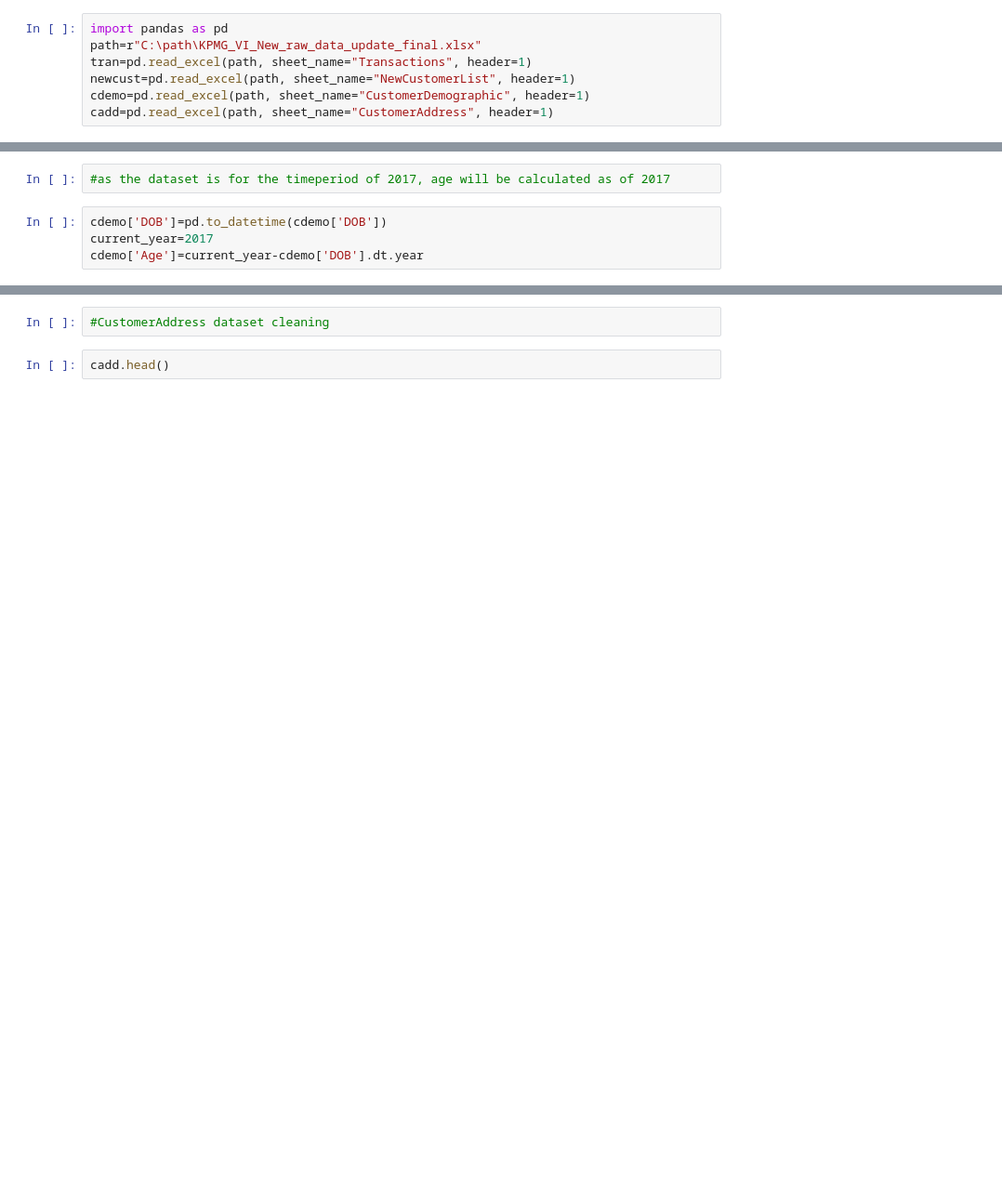
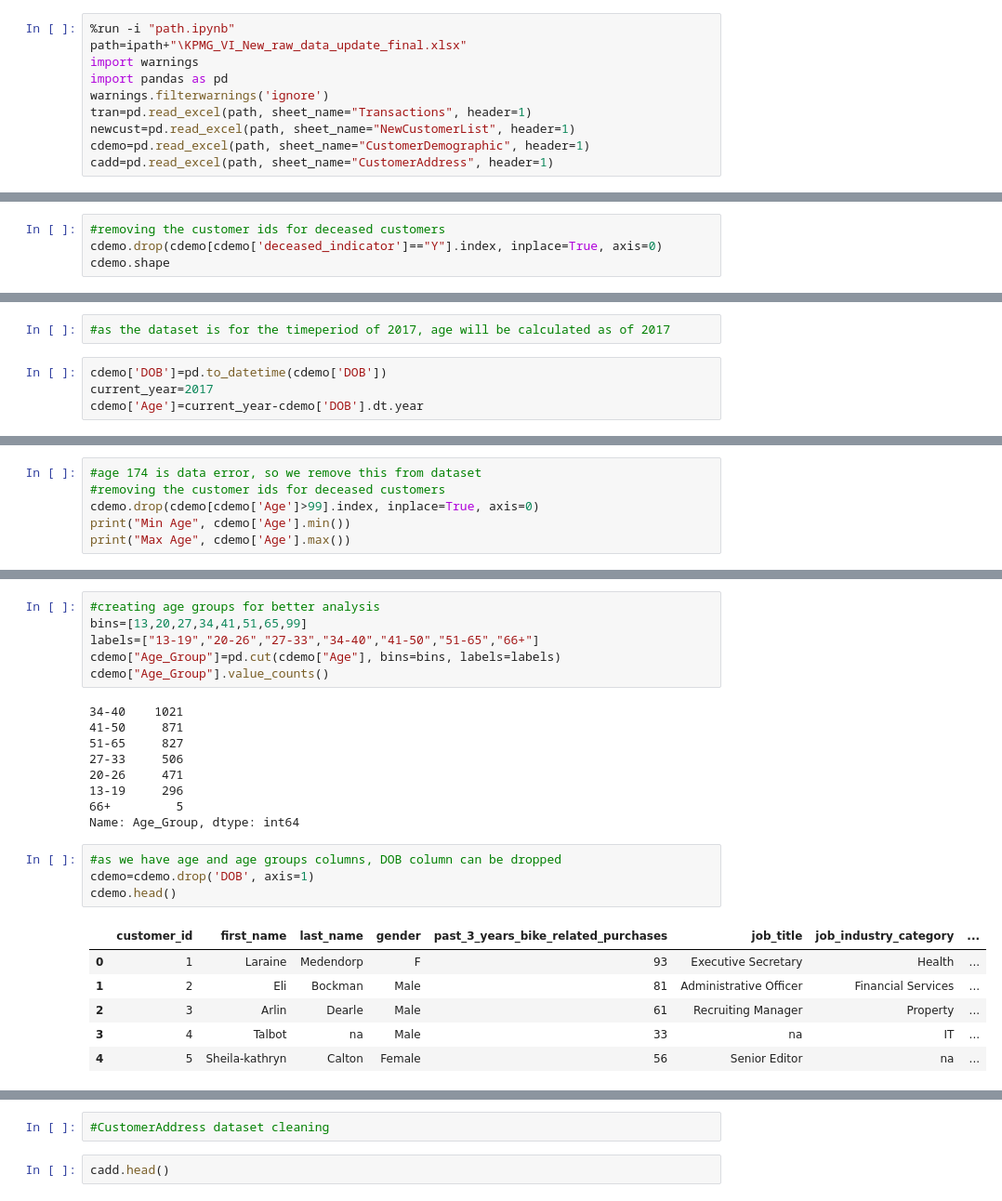
Before and after one commit to dhanashrikandre/Forage_KPMG_DataAnalytics, a Jupyter notebook: EDA/DataCleaning.ipynb, the cells around one changed output, grey strips where cells are left out. Shown: that part at 93% size. Saved outputs shown, nothing was run; the diff lists cells and outputs as text; blank space fills up the shorter version.

```diff
--- a/EDA/DataCleaning.ipynb
+++ b/EDA/DataCleaning.ipynb
@@ -3,6 +3,9 @@
 # %%
+%run -i "path.ipynb"
+path=ipath+"\KPMG_VI_New_raw_data_update_final.xlsx"
+import warnings
 import pandas as pd
-path=r"C:\path\KPMG_VI_New_raw_data_update_final.xlsx"
+warnings.filterwarnings('ignore')
 tran=pd.read_excel(path, sheet_name="Transactions", header=1)
 newcust=pd.read_excel(path, sheet_name="NewCustomerList", header=1)
 cdemo=pd.read_excel(path, sheet_name="CustomerDemographic", header=1)
@@ -54,0 +92,4 @@ cdemo['last_name']=cdemo['last_name'].fillna("na")
+# %%
+#removing the customer ids for deceased customers
+cdemo.drop(cdemo[cdemo['deceased_indicator']=="Y"].index, inplace=True, axis=0)
+cdemo.shape
@@ -90,0 +143,6 @@ cdemo.head()
+# %%
+#age 174 is data error, so we remove this from dataset
+#removing the customer ids for deceased customers
+cdemo.drop(cdemo[cdemo['Age']>99].index, inplace=True, axis=0)
+print("Min Age", cdemo['Age'].min())
+print("Max Age", cdemo['Age'].max())
@@ -90,0 +172,26 @@ cdemo.head()
+# %%
+#creating age groups for better analysis
+bins=[13,20,27,34,41,51,65,99]
+labels=["13-19","20-26","27-33","34-40","41-50","51-65","66+"]
+cdemo["Age_Group"]=pd.cut(cdemo["Age"], bins=bins, labels=labels)
+cdemo["Age_Group"].value_counts()
+# %% [output]
+34-40    1021
+41-50     871
+51-65     827
+27-33     506
+20-26     471
+13-19     296
+66+         5
+Name: Age_Group, dtype: int64
+# %%
+#as we have age and age groups columns, DOB column can be dropped
+cdemo=cdemo.drop('DOB', axis=1)
+cdemo.head()
+# %% [output]
+|  | customer_id | first_name | last_name | gender | past_3_years_bike_related_purchases | job_title | job_industry_category | ... |
+| 0 | 1 | Laraine | Medendorp | F | 93 | Executive Secretary | Health | ... |
+| 1 | 2 | Eli | Bockman | Male | 81 | Administrative Officer | Financial Services | ... |
+| 2 | 3 | Arlin | Dearle | Male | 61 | Recruiting Manager | Property | ... |
+| 3 | 4 | Talbot | na | Male | 33 | na | IT | ... |
+| 4 | 5 | Sheila-kathryn | Calton | Female | 56 | Senior Editor | na | ... |
```
Also changed, not shown: parts of 31 cells of this notebook.
